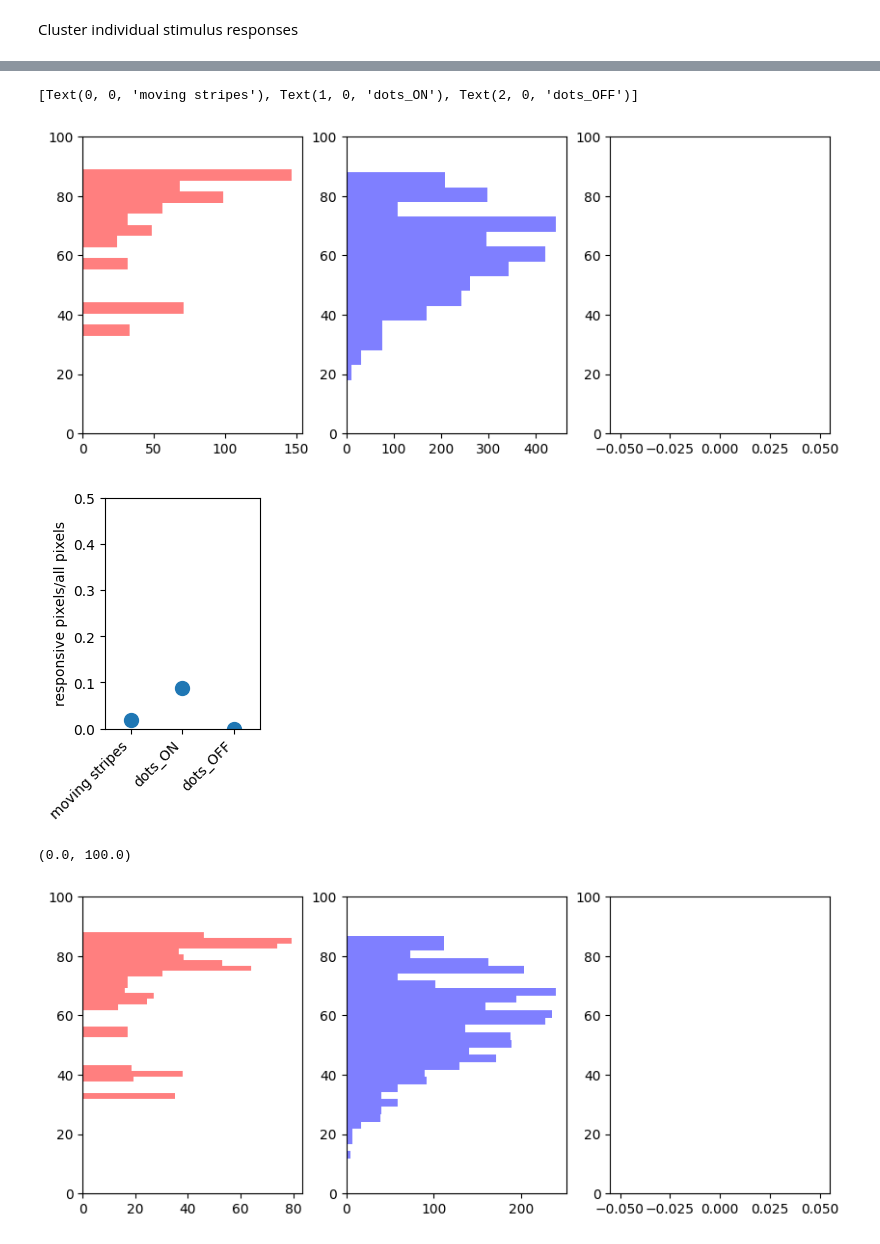
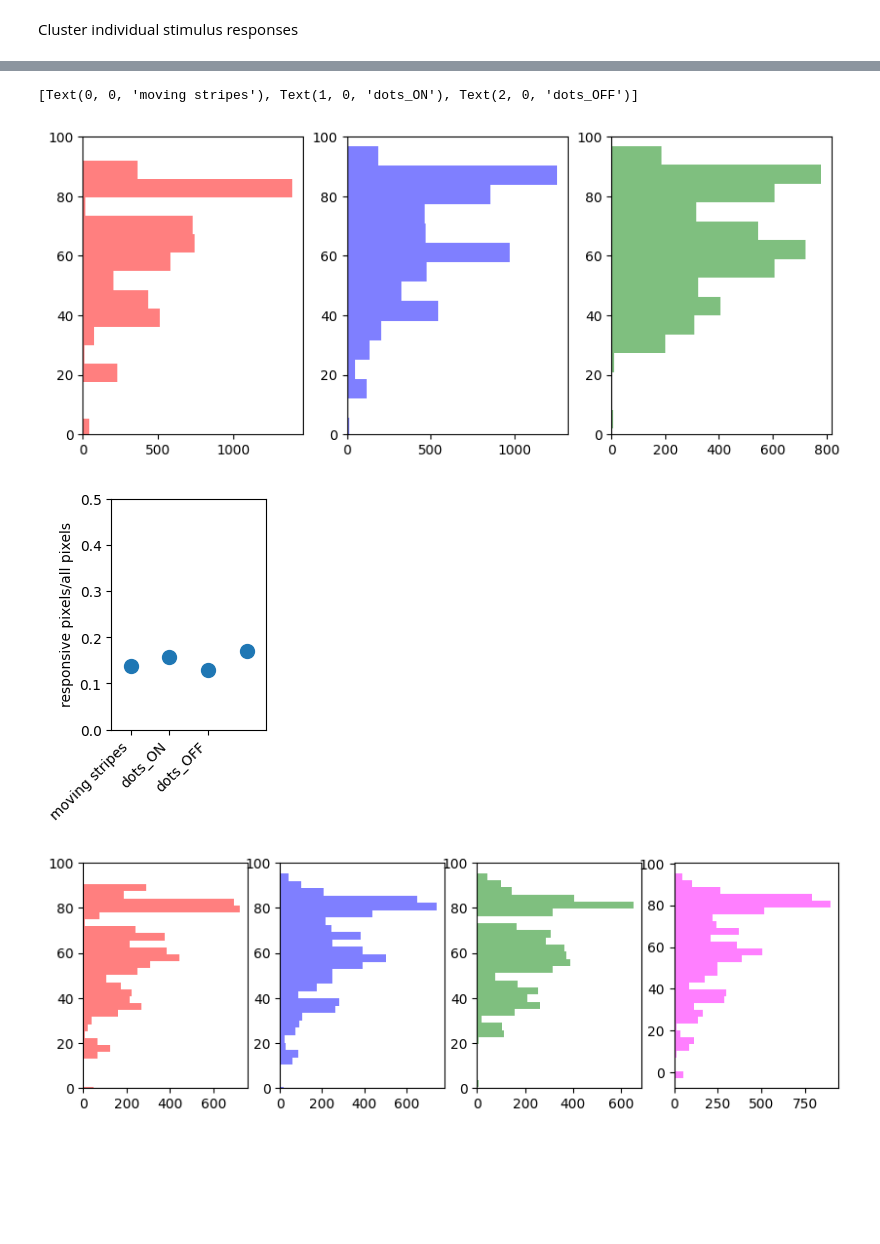
Before and after one commit to simbru/pygor, a Jupyter notebook: ROI_clustering.ipynb, the cells around one changed output, grey strips where cells are left out. Saved outputs shown, nothing was run; the diff lists cells and outputs as text; code cells hidden in the pictures; blank space fills up the shorter version.

```diff
--- a/ROI_clustering.ipynb
+++ b/ROI_clustering.ipynb
@@ -9,6 +9,8 @@ data_path = 'D:/Box Sync/Imaging/240822_st66_VIP/'
 # %%
 #filename = '2024-8-14_x240814_2_4cOT.h5'
-filename = '2024-8-22_x240822_1_2cOTs.h5'
-stimtypes = ['stationary stripes','moving stripes','stationary stripes','OFF','dots_ON','OFF','ON','dots_OFF','ON', 'ON', 'loom']
-stimtypes_relevant = ['moving stripes', 'dots_ON', 'dots_OFF', 'loom']
+filename = '2024-8-27_x240827_3_2cOTm.h5'
+#stimtypes = ['stationary stripes','moving stripes','stationary stripes','OFF','dots_ON','OFF','ON','dots_OFF','ON', 'ON', 'loom']
+#stimtypes_relevant = ['moving stripes', 'dots_ON', 'dots_OFF', 'loom']
+stimtypes = ['white', 'loom', 'left dot','right dot','down dot','up dot','left edge ON','left edge OFF','right edge ON','right edge OFF','bottom edge edge ON','bottom edge OFF','top edge ON','top edge OFF']
+stimtypes_relevant = ['loom','left dot','right dot','down dot','up dot']
 data_object = pygor.load.Core(data_path+filename)
@@ -159,9 +114,9 @@ Triggers at ms: [    0.          3254.85720095  6637.71440418  9764.57160284
 stim_responses = []
 included_responses = []
 
-append_idx = 1000
-append_idx_post = 1000
-SD_threshold = 1.4
+append_idx = 300
+append_idx_post = 300
+SD_threshold = 1.5
 
 #find stimulus segments plus some time before and after
 for idx, i in enumerate(mean_triggertimes_extended[:-1]):
@@ -219,7 +179,7 @@ for idx, cur_traces in enumerate(stim_responses):
 # %%
 
 
-cluster_threshold = 25
+cluster_threshold = 20
 
 cluster_allocations = {}
 cluster_traces = {}
@@ -279,6 +256,6 @@ for idx, cur_clust in enumerate(responses_sorted):
 # %%
-min_traces_per_cluster = 3
-correlation_threshold = 0.6
+min_traces_per_cluster = 4
+correlation_threshold = 0.3
 
 #set up plot color parameters
 stimuli_to_plot = ['moving stripes', 'dots_ON', 'dots_OFF', 'loom']
@@ -364,5 +341,5 @@ for stim_idx, cur_stim in enumerate(stimtypes_relevant):
 f4.tight_layout()
 ax3.legend(loc='center', bbox_to_anchor=(0.5, 0.5), fontsize=12, ncol=1, frameon=False)
 
-f4.savefig(filename+'roiclusters.svg')
+f4.savefig('C:/Users/Michael Forsthofer/OneDrive - University of Sussex/BadenLab/2p-imaging/contralateral_OT_singleplane/St66/'+filename+'roiclusters.svg')
 # %% [output]
@@ -419,51 +389,58 @@ stimtypes = ['moving stripes', 'dots_ON', 'dots_OFF']
 f2, ax2 = plt.subplots(figsize = (2, 3))
 responsive_area_size = [np.array(len(ipl_depths_areacorrected['moving stripes'])/imaging_area),
                         np.array(len(ipl_depths_areacorrected['dots_ON'])/imaging_area),
-                        np.array(len(ipl_depths_areacorrected['dots_OFF'])/imaging_area)]
+                        np.array(len(ipl_depths_areacorrected['dots_OFF'])/imaging_area),
+                        np.array(len(ipl_depths_areacorrected['loom'])/imaging_area)]
 
 ax2.plot(responsive_area_size, 'o', markersize=10)
-ax2.set_xlim(-.5, 2.5)
+#fig = px.scatter(y=responsive_area_size)
+ax2.set_xlim(-.5, 3.5)
 ax2.set_ylim(0, 0.5)
 ax2.set_ylabel('responsive pixels/all pixels')
 ax2.set_xticks([0, 1, 2])  # Position the ticks
 ax2.set_xticklabels(stimtypes, rotation=45, ha='right')  # Replace with custom labels and rotate
 # %% [output]
 [Text(0, 0, 'moving stripes'), Text(1, 0, 'dots_ON'), Text(2, 0, 'dots_OFF')]
-[figure, old version]
+[figure, new version]
-[figure, old version]
+[figure, new version]
 # %%
 from scipy.signal import savgol_filter
 
 # Parameters
 xlim_max = 25
 bins = 30
 
 # Create subplots
-f, ax = plt.subplots(1, 3, figsize=(10, 4))
+f, ax = plt.subplots(1, 4, figsize=(10, 3))
 
 # Data and histogram for "moving stripes"
 hist_moving_stripes, bin_edges_moving_stripes = np.histogram(ipl_depths_area_amplitudecorrected['moving stripes'], bins=bins, density=False)
 smoothed_moving_stripes = savgol_filter(hist_moving_stripes, window_length=2, polyorder=1)
 ax[0].barh(bin_edges_moving_stripes[:-1], smoothed_moving_stripes, height=np.diff(bin_edges_moving_stripes), color='red', alpha=0.5)
 
 # Data and histogram for "dots_ON"
 hist_dots_ON, bin_edges_dots_ON = np.histogram(ipl_depths_area_amplitudecorrected['dots_ON'], bins=bins, density=False)
 smoothed_dots_ON = savgol_filter(hist_dots_ON, window_length=2, polyorder=1)
 ax[1].barh(bin_edges_dots_ON[:-1], smoothed_dots_ON, height=np.diff(bin_edges_dots_ON), color='blue', alpha=0.5)
 
 
 # Data and histogram for "dots_OFF"
 hist_dots_OFF, bin_edges_dots_OFF = np.histogram(ipl_depths_area_amplitudecorrected['dots_OFF'], bins=bins, density=False)
 smoothed_dots_OFF = savgol_filter(hist_dots_OFF, window_length=2, polyorder=1)
 ax[2].barh(bin_edges_dots_OFF[:-1], smoothed_dots_OFF, height=np.diff(bin_edges_dots_OFF), color='green', alpha=0.5)
 
+hist_loom, bin_loom = np.histogram(ipl_depths_area_amplitudecorrected['loom'], bins=bins, density=False)
+smoothed_loom = savgol_filter(hist_loom, window_length=2, polyorder=1)
+ax[3].barh(bin_loom[:-1], smoothed_loom, height=np.diff(bin_loom), color='magenta', alpha=0.5)
+
 
 ax[0].set_ylim([0, 100])
 ax[1].set_ylim([0, 100])
 ax[2].set_ylim([0, 100])
+
+f. savefig('C:/Users/Michael Forsthofer/OneDrive - University of Sussex/BadenLab/2p-imaging/contralateral_OT_singleplane/St66/'+filename+'_depths.png', dpi=300)
 # %% [output]
-(0.0, 100.0)
-[figure, old version]
+[figure, new version]
 # %%
 import pickle
 extracted_data = {'stimuli':stimtypes_relevant,
```
Also changed, not shown: parts of 13 cells of this notebook, 4 other files.
